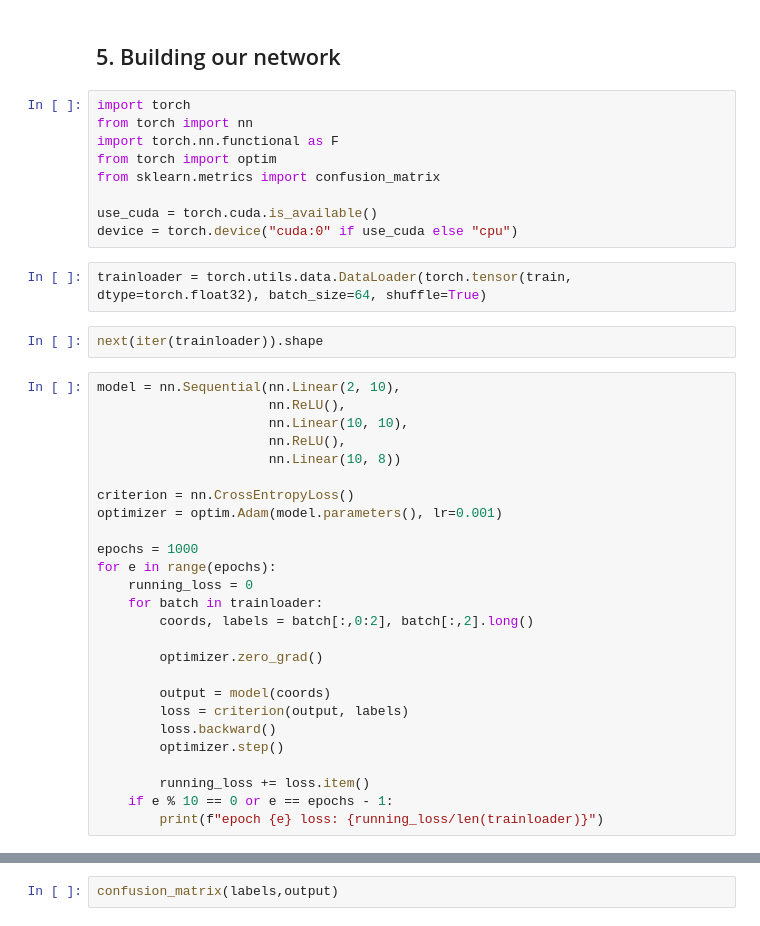
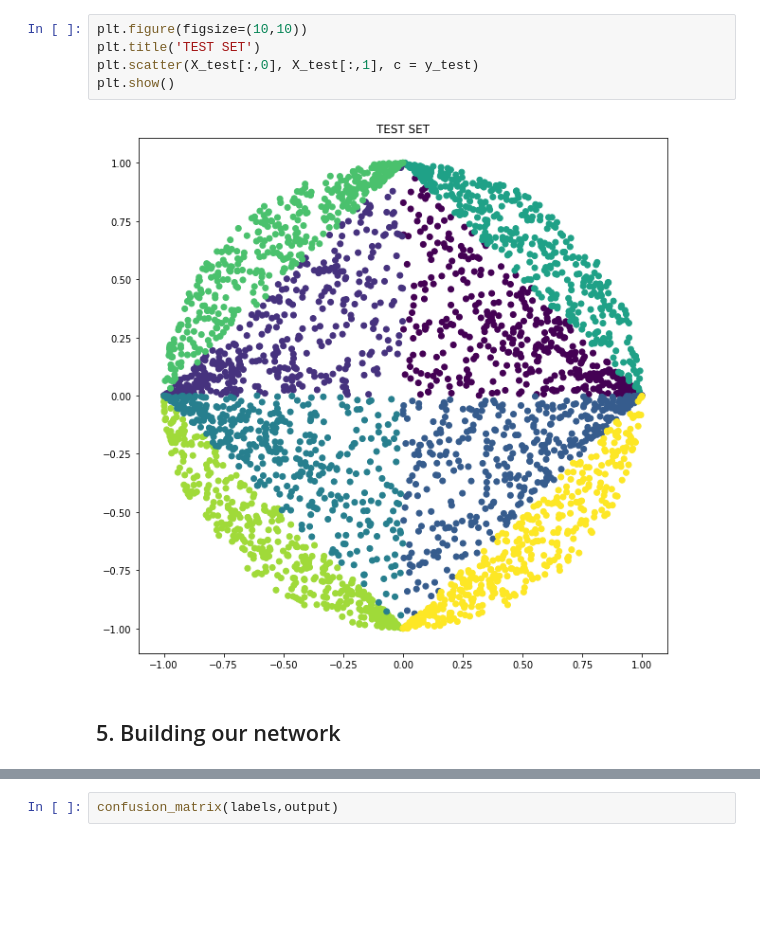
Before and after one commit to ItamarRocha/AI-Introduction, a Jupyter notebook: Deep Learning/Deep Learning com Pytorch.ipynb, the cells around one changed output, grey strips where cells are left out. Drawn from its saved outputs; the diff is of its cells as text; blank space fills up the shorter version.

```diff
--- a/Deep Learning/Deep Learning com Pytorch.ipynb
+++ b/Deep Learning/Deep Learning com Pytorch.ipynb
@@ -52,41 +250,9 @@ plt.show()
+# %%
+plt.figure(figsize=(10,10))
+plt.title('TEST SET')
+plt.scatter(X_test[:,0], X_test[:,1], c = y_test)
+plt.show()
+# %% [output]
+[figure, added]
 # %% [markdown]
 ## 5. Building our network
-# %%
-import torch
-from torch import nn
-import torch.nn.functional as F
-from torch import optim
-from sklearn.metrics import confusion_matrix
-
-use_cuda = torch.cuda.is_available()
-device = torch.device("cuda:0" if use_cuda else "cpu")
-# %%
-trainloader = torch.utils.data.DataLoader(torch.tensor(train, dtype=torch.float32), batch_size=64, shuffle=True)
-# %%
-next(iter(trainloader)).shape
-# %%
-model = nn.Sequential(nn.Linear(2, 10),
-                      nn.ReLU(),
-                      nn.Linear(10, 10),
-                      nn.ReLU(),
-                      nn.Linear(10, 8))
-
-criterion = nn.CrossEntropyLoss()
-optimizer = optim.Adam(model.parameters(), lr=0.001)
-
-epochs = 1000
-for e in range(epochs):
-    running_loss = 0
-    for batch in trainloader:
-        coords, labels = batch[:,0:2], batch[:,2].long()
-
-        optimizer.zero_grad()
-
-        output = model(coords)
-        loss = criterion(output, labels)
-        loss.backward()
-        optimizer.step()
-
-        running_loss += loss.item()
-    if e % 10 == 0 or e == epochs - 1:
-        print(f"epoch {e} loss: {running_loss/len(trainloader)}")
```
Also changed, not shown: parts of 98 cells of this notebook, 3 other files.
